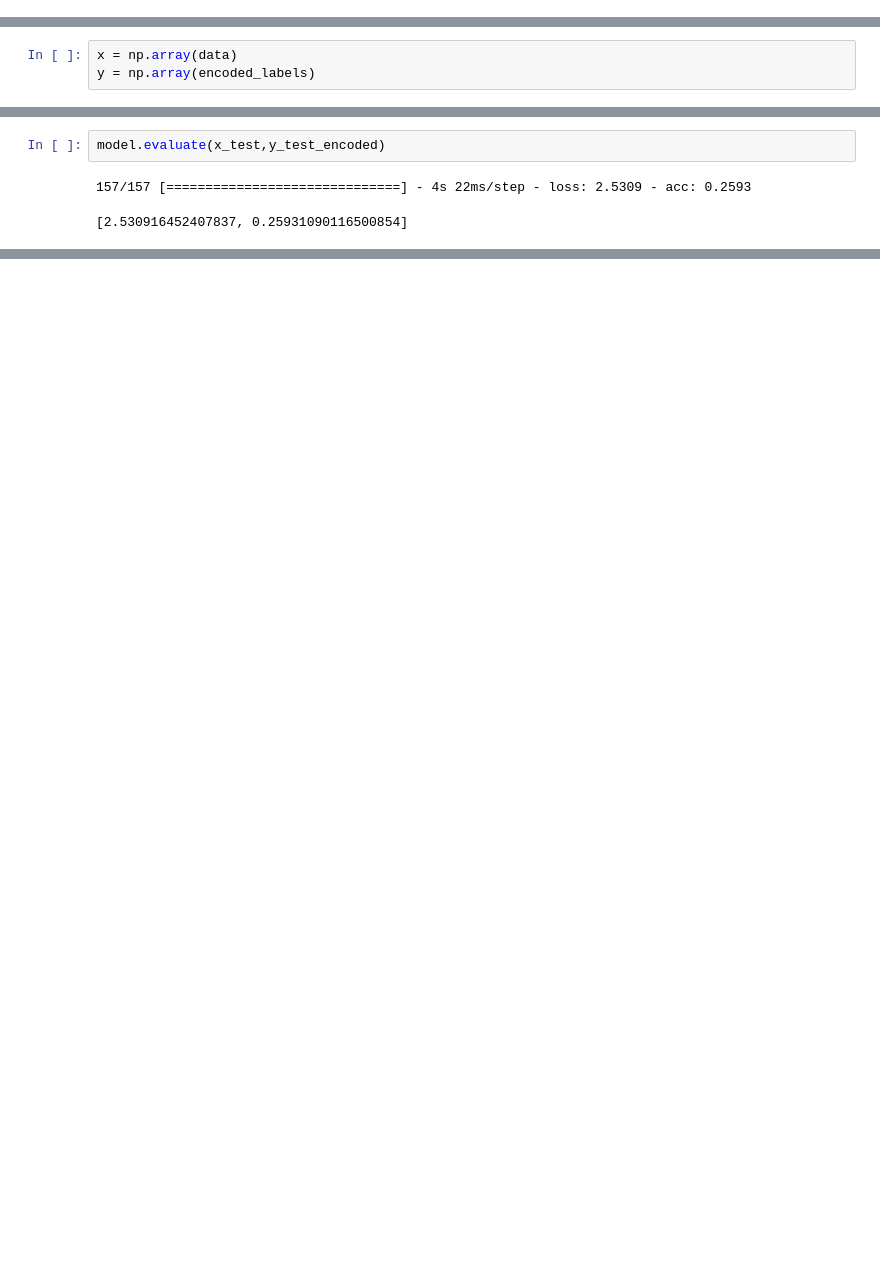
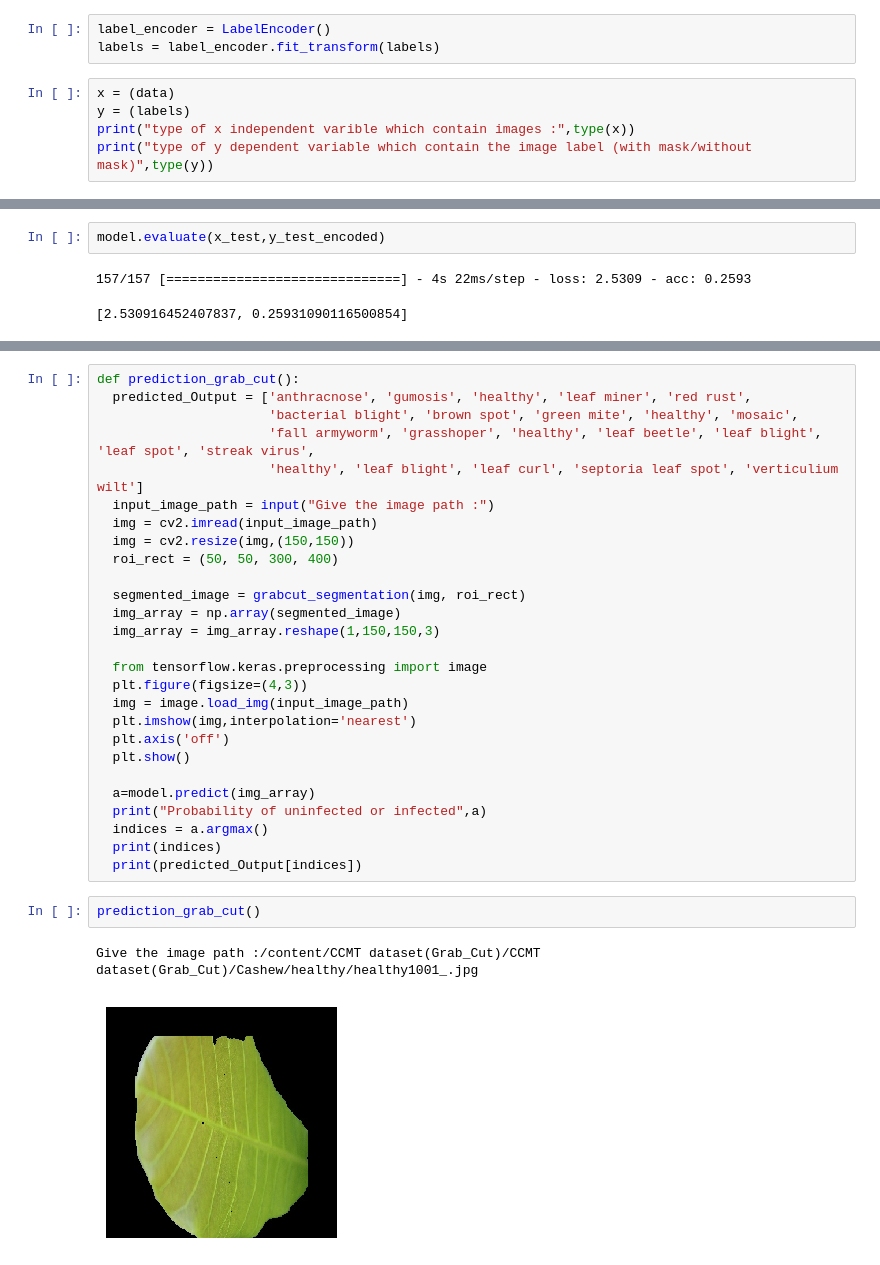
Before and after one commit to Sa-Fi/Crop-pest-and-disease-detection, a Jupyter notebook: CNN_Model_for(grabCut_dataset).ipynb, the cells around one changed output, grey strips where cells are left out. Cells and saved outputs as stored; diff of their text form; blank space fills up the shorter version.

```diff
--- a/CNN_Model_for(grabCut_dataset).ipynb
+++ b/CNN_Model_for(grabCut_dataset).ipynb
@@ -78,0 +151,8 @@ encoded_labels = label_encoder.fit_transform(labels)
+# %%
+label_encoder = LabelEncoder()
+labels = label_encoder.fit_transform(labels)
+# %%
+x = (data)
+y = (labels)
+print("type of x independent varible which contain images :",type(x))
+print("type of y dependent variable which contain the image label (with mask/without mask)",type(y))
@@ -133,6 +198,3 @@ type of the encoded labels : <class 'numpy.ndarray'>
-# %%
-x = np.array(data)
-y = np.array(encoded_labels)
 # %%
 print("The shape of x :",x.shape)
 print("The shape of y :",y.shape)
@@ -299,0 +477,32 @@ model.evaluate(x_test,y_test_encoded)
+# %%
+def prediction_grab_cut():
+  predicted_Output = ['anthracnose', 'gumosis', 'healthy', 'leaf miner', 'red rust',
+                      'bacterial blight', 'brown spot', 'green mite', 'healthy', 'mosaic',
+                      'fall armyworm', 'grasshoper', 'healthy', 'leaf beetle', 'leaf blight', 'leaf spot', 'streak virus',
+                      'healthy', 'leaf blight', 'leaf curl', 'septoria leaf spot', 'verticulium wilt']
+  input_image_path = input("Give the image path :")
+  img = cv2.imread(input_image_path)
+  img = cv2.resize(img,(150,150))
+  roi_rect = (50, 50, 300, 400)
+
+  segmented_image = grabcut_segmentation(img, roi_rect)
+  img_array = np.array(segmented_image)
+  img_array = img_array.reshape(1,150,150,3)
+
+  from tensorflow.keras.preprocessing import image
+  plt.figure(figsize=(4,3))
+  img = image.load_img(input_image_path)
+  plt.imshow(img,interpolation='nearest')
+  plt.axis('off')
+  plt.show()
+
+  a=model.predict(img_array)
+  print("Probability of uninfected or infected",a)
+  indices = a.argmax()
+  print(indices)
+  print(predicted_Output[indices])
+# %%
+prediction_grab_cut()
+# %% [output]
+Give the image path :/content/CCMT dataset(Grab_Cut)/CCMT dataset(Grab_Cut)/Cashew/healthy/healthy1001_.jpg
+[figure, added]
```
Also changed, not shown: parts of 43 cells of this notebook.
